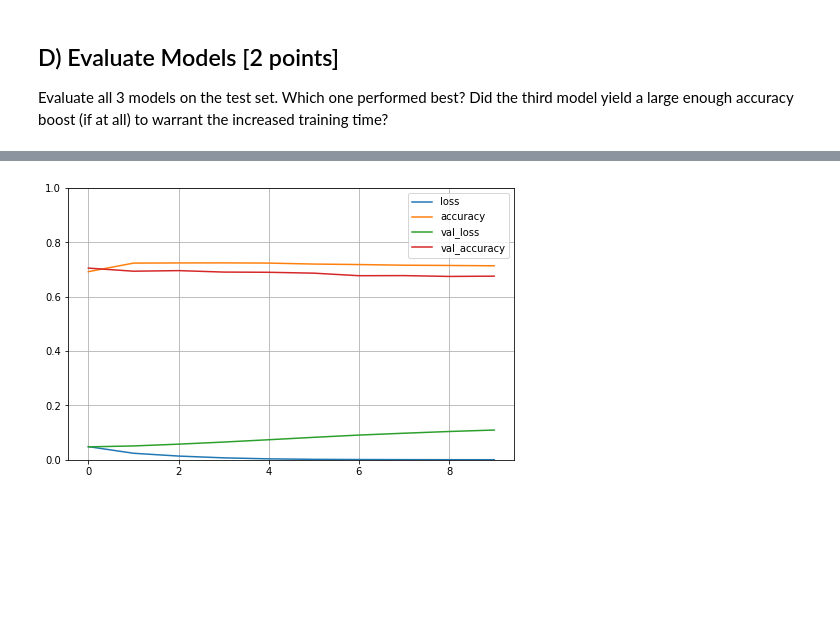
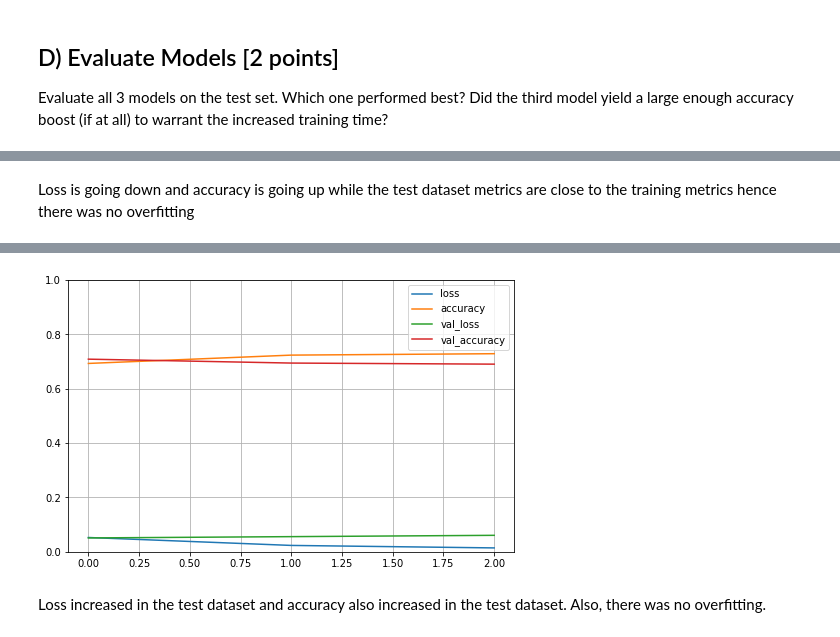
Before and after one commit to asouzujoseph/Machine-learning-with-Python, a Jupyter notebook: Assignment_4_Multi_label_Text_Classification.ipynb, the cells around one changed output, grey strips where cells are left out. Cells and saved outputs as stored; diff of their text form; code cells hidden in the pictures; blank space fills up the shorter version.

```diff
--- a/Assignment_4_Multi_label_Text_Classification.ipynb
+++ b/Assignment_4_Multi_label_Text_Classification.ipynb
@@ -189,6 +169,0 @@ Name: summaries, dtype: int64
-# %%
-from collections import Counter
-# df["text"] = df["text"].str.split(" | ")
-df_clean.terms = df_clean.terms.apply(lambda x: [s.strip() for s in x])
-c = Counter([item for row in df_clean.terms for item in row])
-c.most_common(3)
@@ -461,6 +467,8 @@ Epoch 3/3
+# %% [markdown]
+Loss is going down and accuracy is going up while the test dataset metrics are close to the training metrics hence there was no overfitting
 # %%
 # model_2 (summaries model)
-summaries_test = model.fit(vectorized_X_train_summaries.A, y_train, epochs=10, validation_data=(vectorized_X_test_summaries.A, y_test))
+summaries_test = model.fit(vectorized_X_train_summaries.A, y_train, epochs=3, validation_data=(vectorized_X_test_summaries.A, y_test))
 pd.DataFrame(summaries_test.history).plot(figsize=(8, 5))
 plt.grid(True)
 plt.gca().set_ylim(0, 1)
@@ -489,3 +483,6 @@ Epoch 10/10
-[figure, old version]
+[figure, new version]
+# %% [markdown]
+Loss increased in the test dataset and accuracy also
+increased in the test dataset. Also, there was no overfitting.
 # %%
 # model_3 (model on whole dataset)
```
Also changed, not shown: parts of 20 cells of this notebook.
